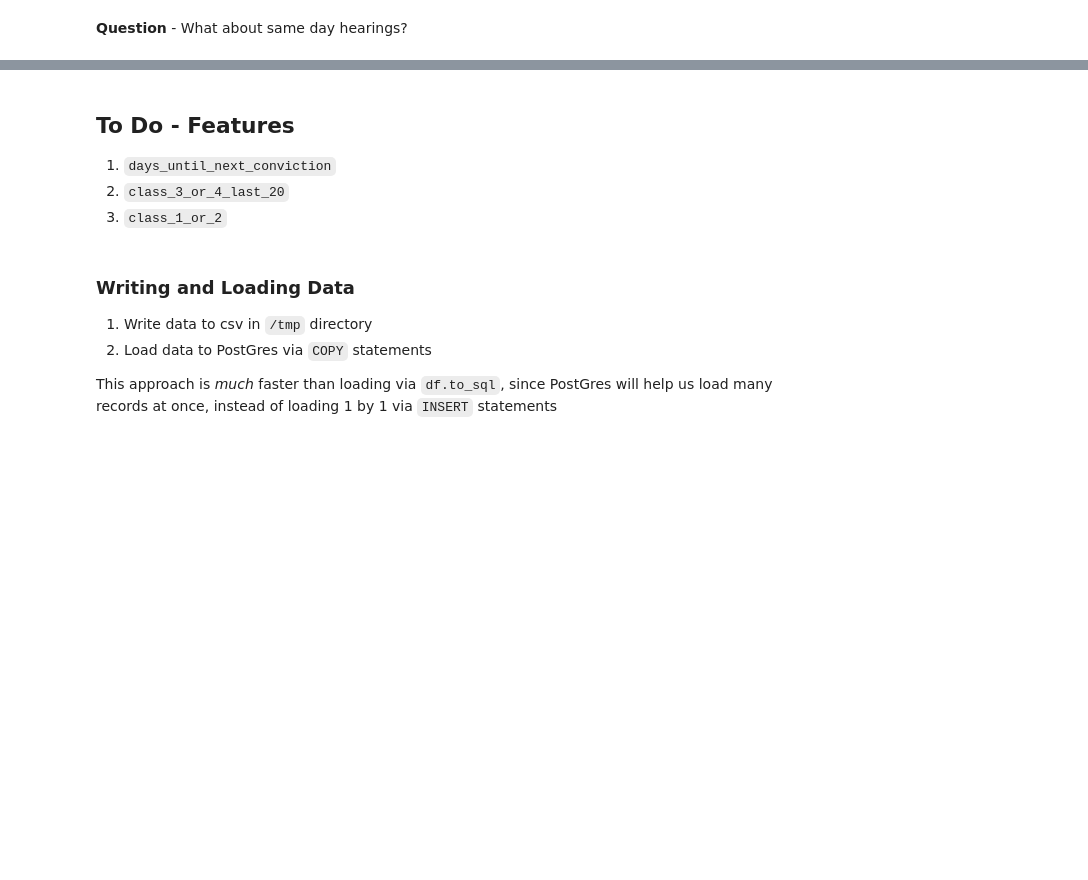
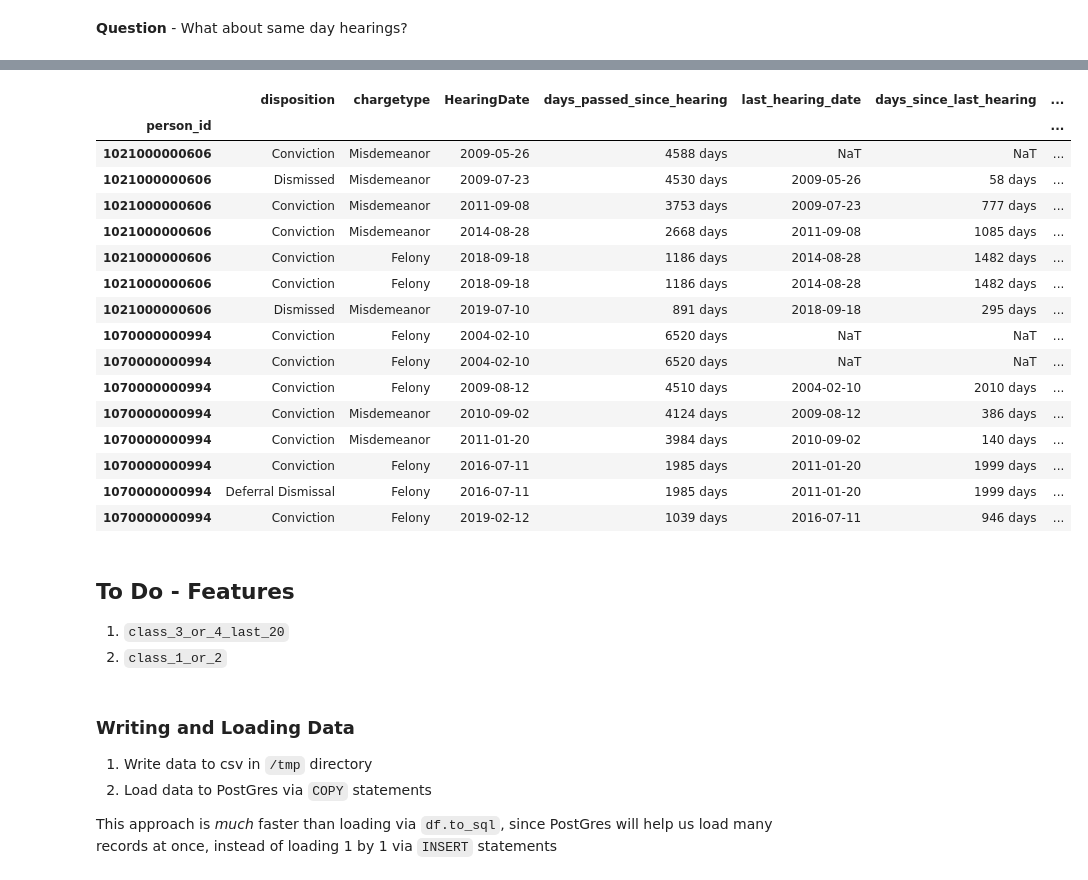
Before and after one commit to code-for-charlottesville/LAJC-expungement, a Jupyter notebook: expunge_distributed.ipynb, the cells around one changed output, grey strips where cells are left out. Cells and saved outputs as stored; diff of their text form; code cells hidden in the pictures; blank space fills up the shorter version.

```diff
--- a/expunge_distributed.ipynb
+++ b/expunge_distributed.ipynb
@@ -314,0 +573,9 @@ df.head()
+# %%
+%%time
+df['last_felony_conviction_date'] = df.map_partitions(
+    fix_shifted_sameday_dates,
+    fix_column='last_felony_conviction_date',
+    meta=pd.Series(dtype='datetime64[ns]')
+)
+
+df[['HearingDate','last_felony_conviction_date']].head()
@@ -314,0 +592,10 @@ df.head()
+# %%
+%%time
+df['next_conviction_date'] = df.map_partitions(
+    fix_shifted_sameday_dates,
+    fix_column='next_conviction_date',
+    is_backward_facing=False,
+    meta=pd.Series(dtype='datetime64[ns]')
+)
+
+df[['HearingDate','next_conviction_date']].head(10)
@@ -315,7 +617,7 @@ df.head()
 # %%
 %%time
 df['days_since_last_hearing'] = df['HearingDate'] - df['last_hearing_date']
-df['days_until_next_hearing'] = df['next_hearing_date'] - df['HearingDate']
+df['days_until_next_conviction'] = df['next_conviction_date'] - df['HearingDate']
 df['days_since_last_felony_conviction'] = df['HearingDate'] - df['last_felony_conviction_date']
 
 df.head()
@@ -321,0 +634,4 @@ df.head()
+# %%
+df['days_passed_since_hearing'] = -(df['HearingDate'] - np.datetime64('today'))
+
+df.head()
@@ -322,10 +646,38 @@ df.head()
 # %%
-df.head(20)[['disposition','chargetype','HearingDate','last_felony_conviction_date','days_since_last_felony_conviction']]
+df.head(20)[[
+    'disposition',
+    'chargetype',
+    'HearingDate',
+    'days_passed_since_hearing',
+    'last_hearing_date',
+    'days_since_last_hearing',
+    'last_felony_conviction_date',
+    'days_since_last_felony_conviction',
+    'next_conviction_date',
+    'days_until_next_conviction',
+]]
+# %% [output]
+|  | disposition | chargetype | HearingDate | days_passed_since_hearing | last_hearing_date | days_since_last_hearing | ... |
+| person_id |  |  |  |  |  |  | ... |
+| 1021000000606 | Conviction | Misdemeanor | 2009-05-26 | 4588 days | NaT | NaT | ... |
+| 1021000000606 | Dismissed | Misdemeanor | 2009-07-23 | 4530 days | 2009-05-26 | 58 days | ... |
+| 1021000000606 | Conviction | Misdemeanor | 2011-09-08 | 3753 days | 2009-07-23 | 777 days | ... |
+| 1021000000606 | Conviction | Misdemeanor | 2014-08-28 | 2668 days | 2011-09-08 | 1085 days | ... |
+| 1021000000606 | Conviction | Felony | 2018-09-18 | 1186 days | 2014-08-28 | 1482 days | ... |
+| 1021000000606 | Conviction | Felony | 2018-09-18 | 1186 days | 2014-08-28 | 1482 days | ... |
+| 1021000000606 | Dismissed | Misdemeanor | 2019-07-10 | 891 days | 2018-09-18 | 295 days | ... |
+| 1070000000994 | Conviction | Felony | 2004-02-10 | 6520 days | NaT | NaT | ... |
+| 1070000000994 | Conviction | Felony | 2004-02-10 | 6520 days | NaT | NaT | ... |
+| 1070000000994 | Conviction | Felony | 2009-08-12 | 4510 days | 2004-02-10 | 2010 days | ... |
+| 1070000000994 | Conviction | Misdemeanor | 2010-09-02 | 4124 days | 2009-08-12 | 386 days | ... |
+| 1070000000994 | Conviction | Misdemeanor | 2011-01-20 | 3984 days | 2010-09-02 | 140 days | ... |
+| 1070000000994 | Conviction | Felony | 2016-07-11 | 1985 days | 2011-01-20 | 1999 days | ... |
+| 1070000000994 | Deferral Dismissal | Felony | 2016-07-11 | 1985 days | 2011-01-20 | 1999 days | ... |
+| 1070000000994 | Conviction | Felony | 2019-02-12 | 1039 days | 2016-07-11 | 946 days | ... |
 # %% [markdown]
 ## To Do - Features
-1. `days_until_next_conviction`
-2. `class_3_or_4_last_20`
-3. `class_1_or_2`
+1. `class_3_or_4_last_20`
+2. `class_1_or_2`
 # %% [markdown]
 ### Writing and Loading Data
 1. Write data to csv in `/tmp` directory
```
Also changed, not shown: parts of 29 cells of this notebook.
